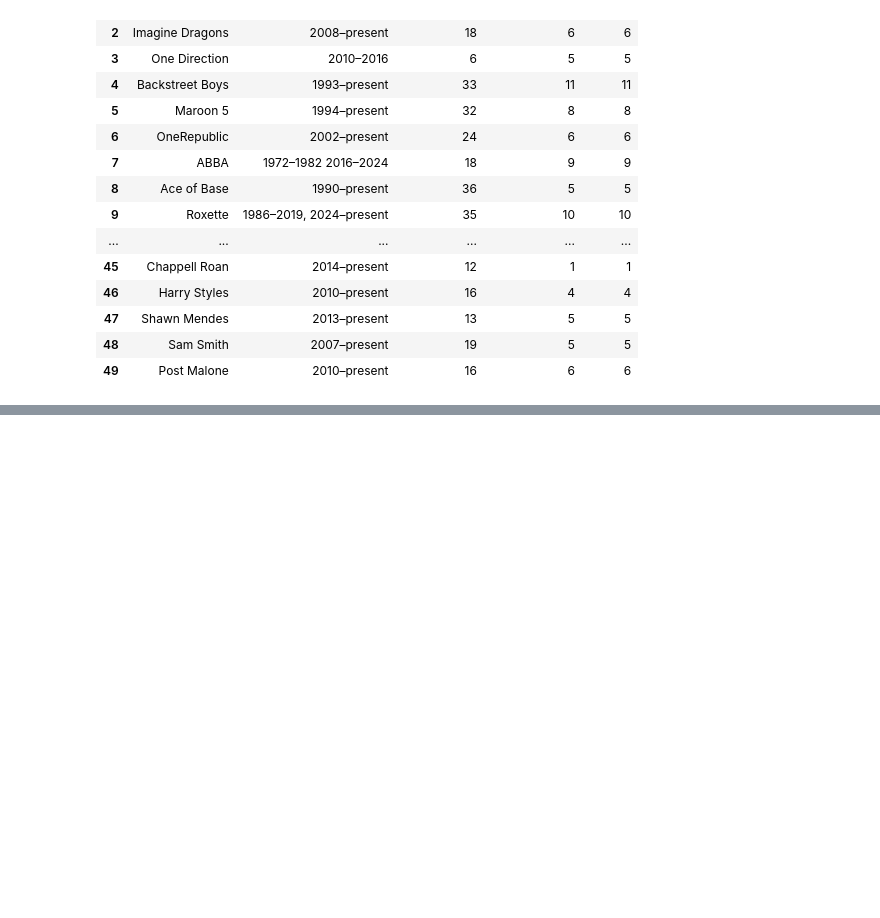
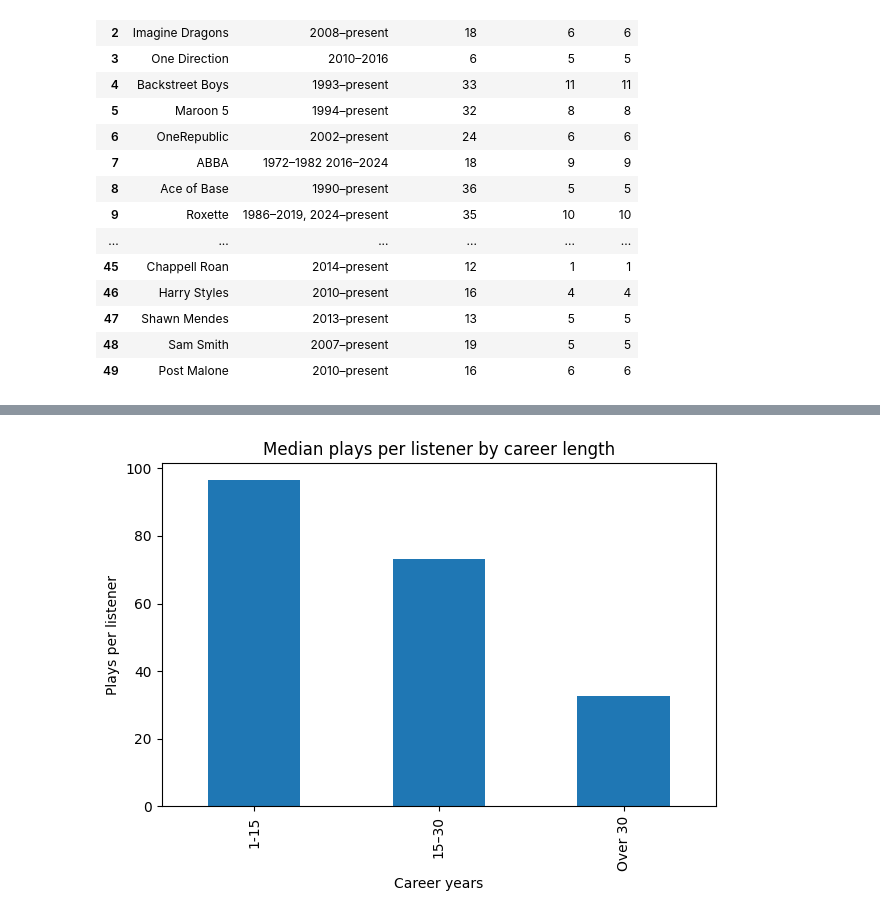
Before and after one commit to adelmnv/DataCollection-SIS1, a Jupyter notebook: SIS_Nuray_Adel_Sagynysh_Music_Artists.ipynb, the cells around one changed output, grey strips where cells are left out. Drawn from its saved outputs; the diff is of its cells as text; code cells hidden in the pictures; blank space fills up the shorter version.

```diff
--- a/SIS_Nuray_Adel_Sagynysh_Music_Artists.ipynb
+++ b/SIS_Nuray_Adel_Sagynysh_Music_Artists.ipynb
@@ -230,0 +369,7 @@ display(df_wiki)
+# %%
+intensity_summary = df.groupby("career_group").agg(
+    artists=("intensity", "count"),
+    median_intensity=("intensity", "median")
+)
+
+display(intensity_summary.round(2))
@@ -230,0 +382,9 @@ display(df_wiki)
+# %%
+ax = intensity_summary["median_intensity"].plot(kind="bar")
+plt.title("Median plays per listener by career length")
+plt.xlabel("Career years")
+plt.ylabel("Plays per listener")
+plt.tight_layout()
+plt.show()
+# %% [output]
+[figure, added]
```
Also changed, not shown: parts of 11 cells of this notebook.
